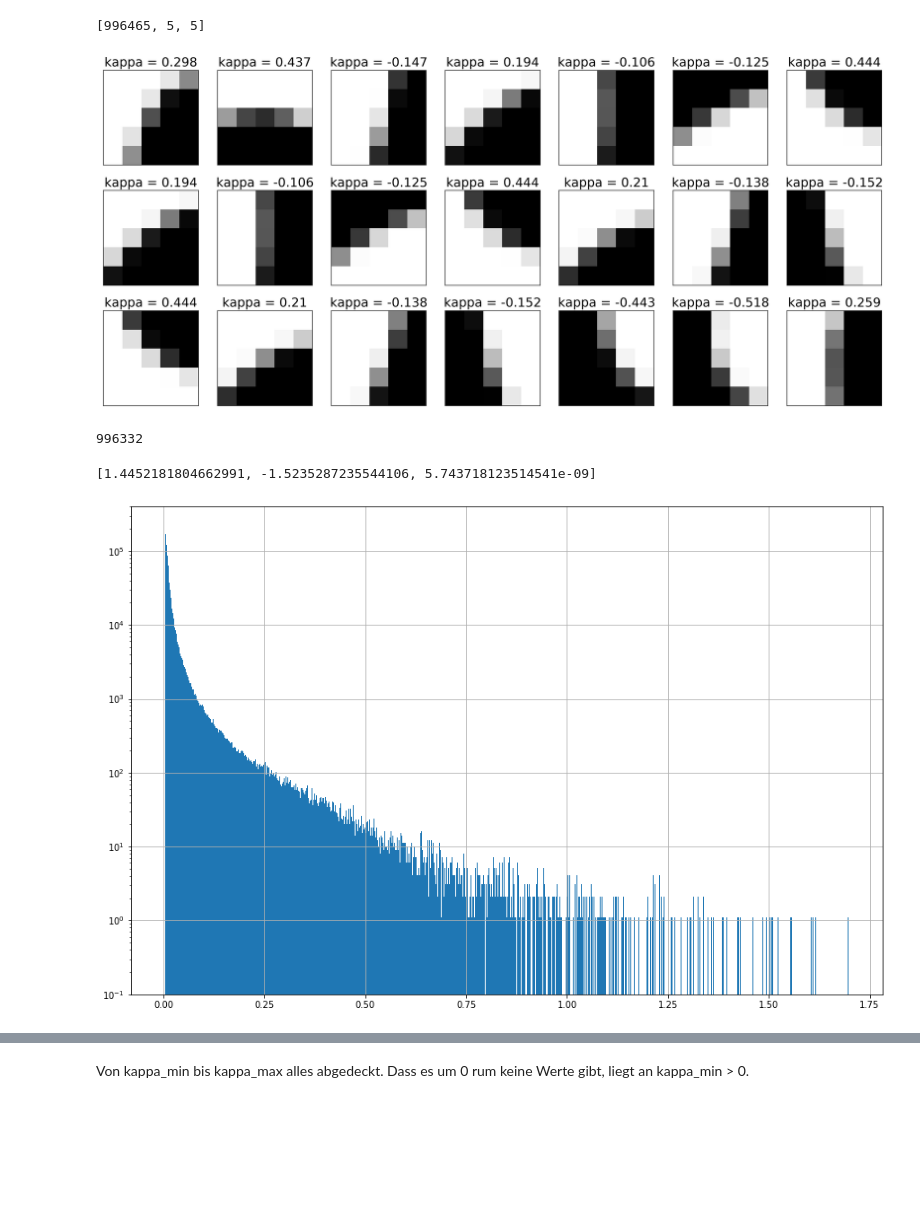
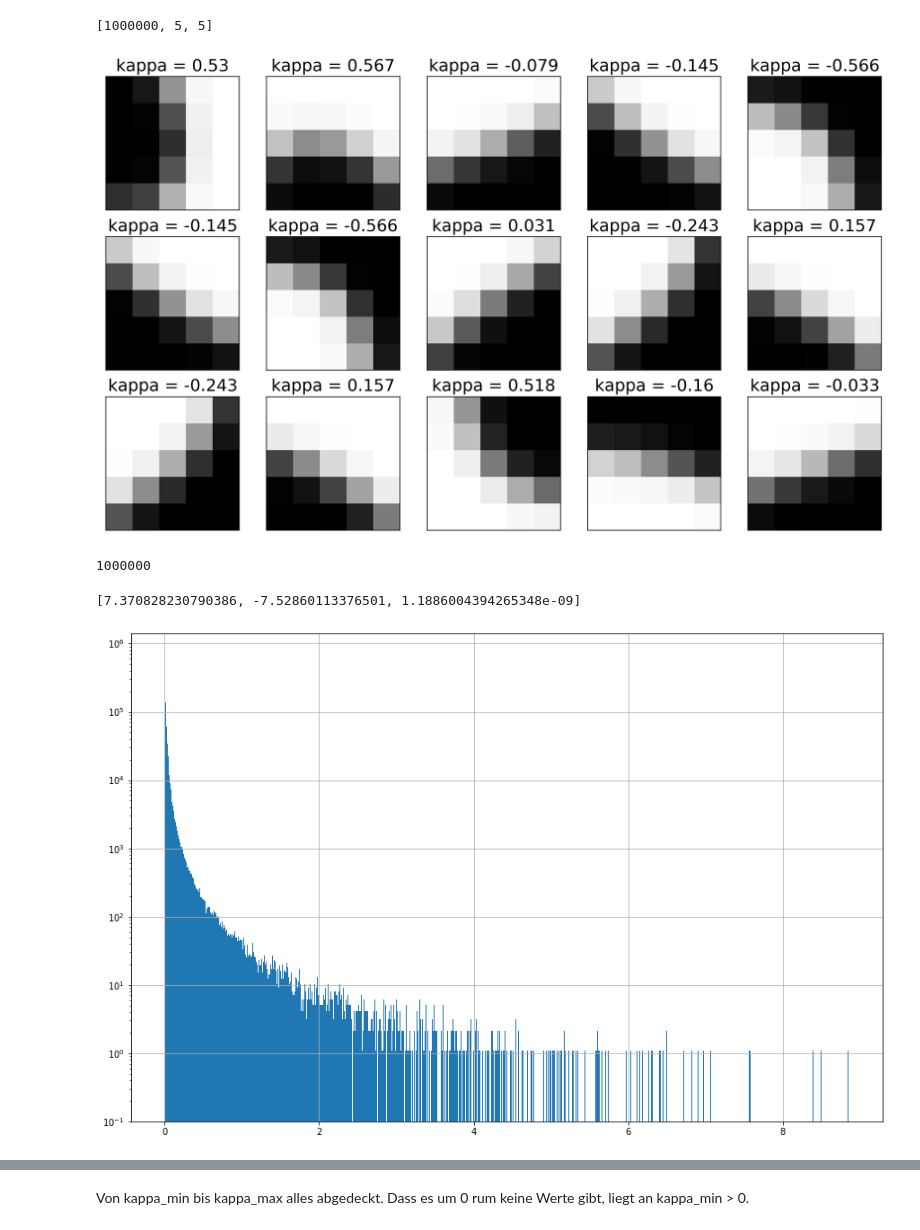
Before and after one commit to wolperting3r/Masterarbeit, a Jupyter notebook: Project/data/datasets/Data Visualization.ipynb, the cells around one changed output, grey strips where cells are left out. Cells and saved outputs as stored; diff of their text form; code cells hidden in the pictures; blank space fills up the shorter version.

```diff
--- a/Project/data/datasets/Data Visualization.ipynb
+++ b/Project/data/datasets/Data Visualization.ipynb
@@ -3,7 +3,8 @@ import pandas as pd
 import numpy as np
 import matplotlib.pyplot as plt
 # %%
-filename = 'data_5x5_eqk_neg_ellre.feather'
+#filename = 'data_5x5_eqk_neg_ellre.feather'
+filename = 'data_5x5_eqk_neg_ell_smr.feather'
 file = pd.read_feather(filename)
 #file = file[(file.iloc[:, 0] > 0.493) & (file.iloc[:, 0] < 0.494)]
 # %%
@@ -17,35 +18,36 @@ labels = file.iloc[:, 4]
 features = file.iloc[:, 5:]
 print([int(features.shape[0]), int(np.sqrt(features.shape[1])), int(np.sqrt(features.shape[1]))])
 features = np.reshape(features.values, (int(features.shape[0]), int(np.sqrt(features.shape[1])), int(np.sqrt(features.shape[1]))))
+#features = np.reshape(features.values, (int(features.shape[0]), 7, 3))
 # %% [output]
-[996465, 5, 5]
+[1000000, 5, 5]
 # %%
-number_of_plots = 21
-per_row = 7
-fig, ax = plt.subplots(int(number_of_plots/per_row), per_row, figsize=(20, int(number_of_plots/per_row*3)), dpi=150)
+number_of_plots = 15
+per_row = 5
+fig, ax = plt.subplots(int(number_of_plots/per_row), per_row, figsize=(number_of_plots, int(number_of_plots/per_row*3)), dpi=150)
 for idx_st, a_stack in enumerate(ax):
     for idx, a in enumerate(a_stack):
         a.imshow(features[idx+int(idx_st*number_of_plots/per_row)], cmap='Greys_r')
         a.get_xaxis().set_ticks([])
         a.get_yaxis().set_ticks([])
         kappa = labels.iloc[idx + int(idx_st*number_of_plots/per_row)]
         a.set_title(f'kappa = {np.round(kappa, 3)}', fontsize=18)
 # %% [output]
-[figure, old version]
+[figure, new version]
 # %%
 file.iloc[:, 0].nunique()
 # %% [output]
-996332
+1000000
 # %%
 [file.iloc[:, 0].max(), file.iloc[:, 0].min(), np.abs(file.iloc[:, 0]).min()]
 # %% [output]
-[1.4452181804662991, -1.5235287235544106, 5.743718123514541e-09]
+[7.370828230790386, -7.52860113376501, 1.1886004394265348e-09]
 # %%
 fig, ax = plt.subplots(figsize=(15,10))
 r.hist(ax=ax, bins=1000, bottom=0.1)
 ax.set_yscale('log')
 # %% [output]
-[figure, old version]
+[figure, new version]
 # %%
 labels.hist(bins=int(2/0.004), figsize=(15,10))
 # %% [output]
```
Also changed, not shown: parts of 11 cells of this notebook, 22 other files.
